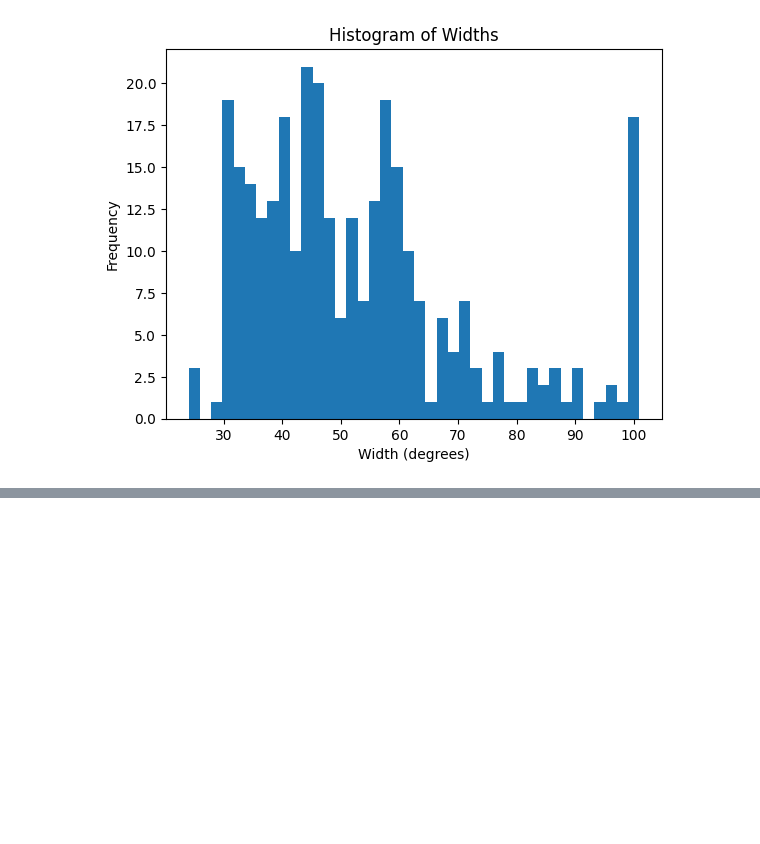
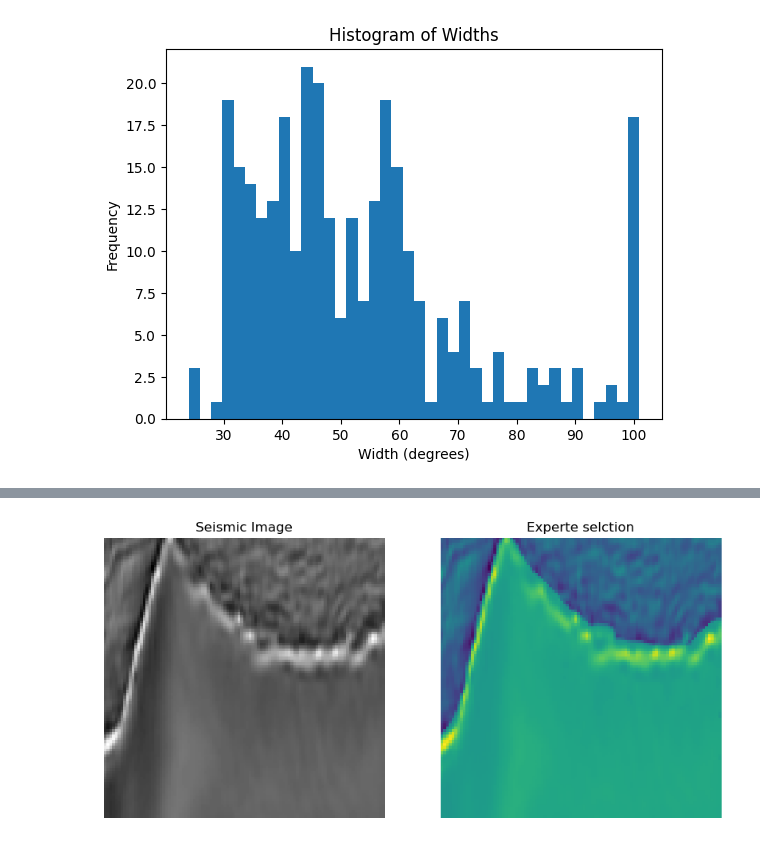
Before and after one commit to lucterres/textureSSD, a Jupyter notebook: angles.ipynb, the cells around one changed output, grey strips where cells are left out. Saved outputs shown, nothing was run; the diff lists cells and outputs as text; code cells hidden in the pictures; blank space fills up the shorter version.

```diff
--- a/angles.ipynb
+++ b/angles.ipynb
@@ -252,0 +268,12 @@ plt.show
+# %%
+sample_path=r"C:\Users\CYM7\OneDrive - PETROBRAS\Documents\_0PhD\Proposta de tese\imagens\border1.png"
+mask_path  =r"C:\Users\CYM7\OneDrive - PETROBRAS\Documents\_0PhD\Proposta de tese\imagens\border1_expert_yellow.png"
+
+original = cv2.imread(sample_path)
+mask = cv2.imread(mask_path,0)
+
+images = [original,mask]
+titles = ["Seismic Image","Expert selection and painting"]
+pm.showImages(images=images, imagesTitle=titles,size=(10,10))
+# %% [output]
+[figure, added]
```
Also changed, not shown: parts of 9 cells of this notebook, 39 other files.
